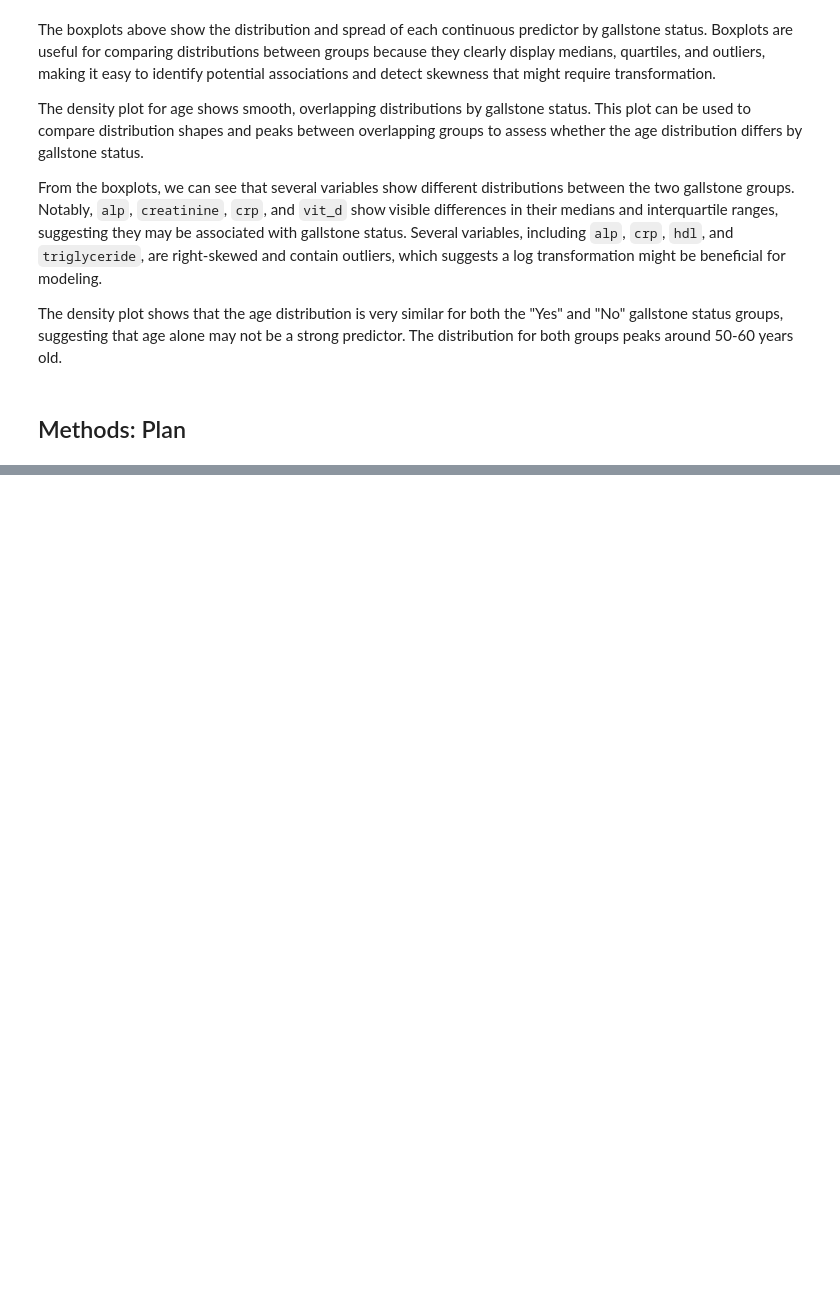
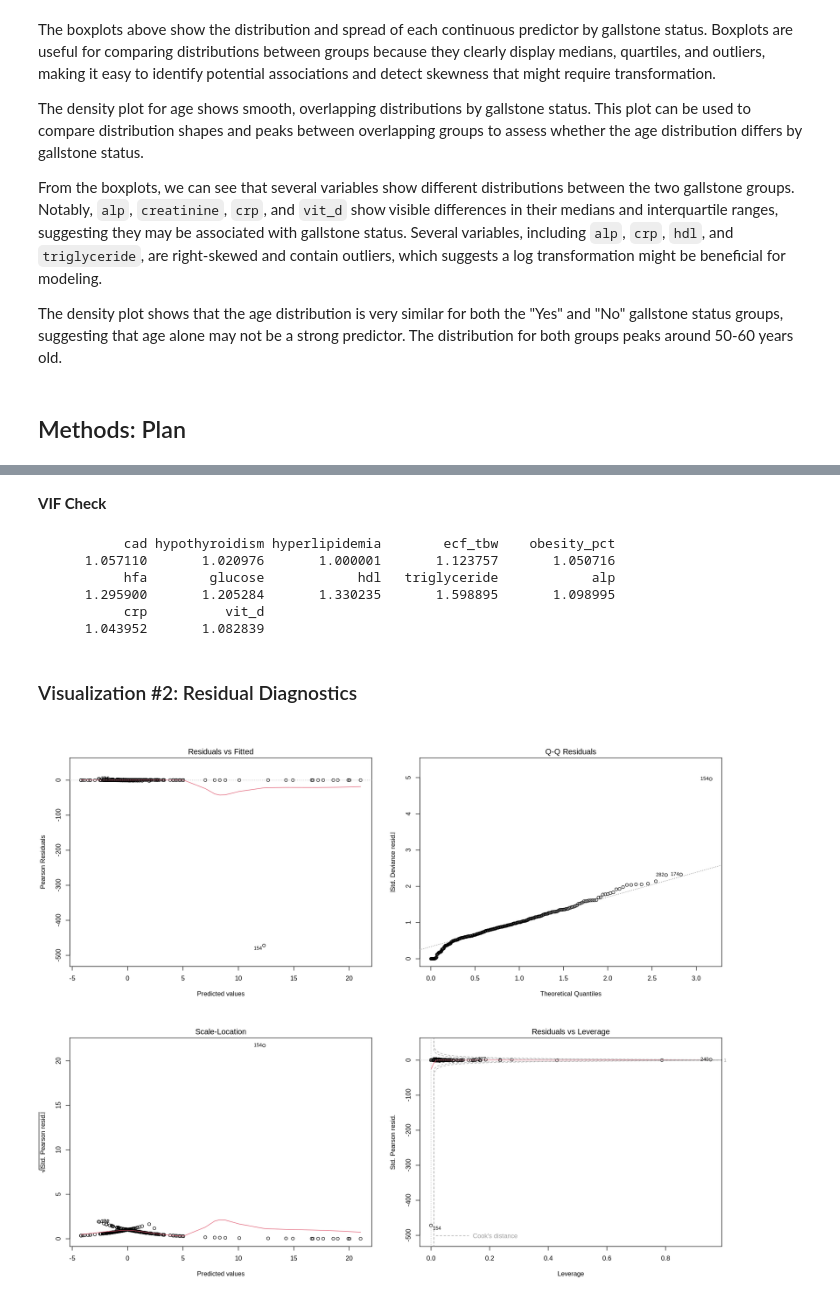
Before and after one commit to hakkd/STAT-301-group-project, a Jupyter notebook: Gallstone.ipynb, the cells around one changed output, grey strips where cells are left out. Cells and saved outputs as stored; diff of their text form; code cells hidden in the pictures; blank space fills up the shorter version.

Commit message:
Data

```diff
--- a/Gallstone.ipynb
+++ b/Gallstone.ipynb
@@ -549,0 +634,9 @@ gallstone risk.
+# %%
+red2_mod <- glm(
+  gallstone_status ~ cad + hypothyroidism + hyperlipidemia +
+    ecf_tbw + obesity_pct + hfa + glucose + hdl + triglyceride +
+    alp + crp + vit_d,
+  family = binomial,
+  data = exploratory_data
+)
+summary(red2_mod)
@@ -549,0 +761,18 @@ gallstone risk.
+# %% [markdown]
+**VIF Check**
+# %%
+car::vif(red2_mod)
+# %% [output]
+           cad hypothyroidism hyperlipidemia        ecf_tbw    obesity_pct
+      1.057110       1.020976       1.000001       1.123757       1.050716
+           hfa        glucose            hdl   triglyceride            alp
+      1.295900       1.205284       1.330235       1.598895       1.098995
+           crp          vit_d
+      1.043952       1.082839
+# %% [markdown]
+### Visualization #2: Residual Diagnostics
+# %%
+par(mfrow=c(2,2))
+plot(red2_mod)
+# %% [output]
+[figure, added]
```
Also changed, not shown: parts of 33 cells of this notebook.
